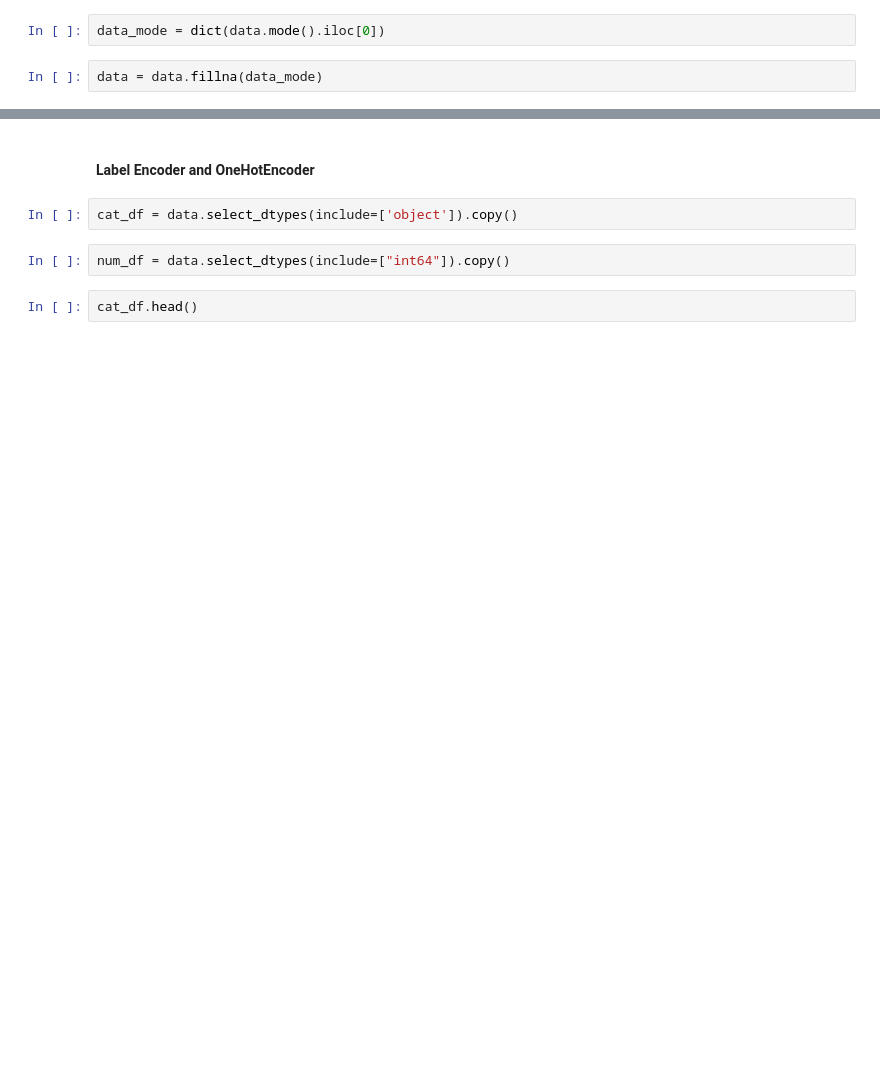
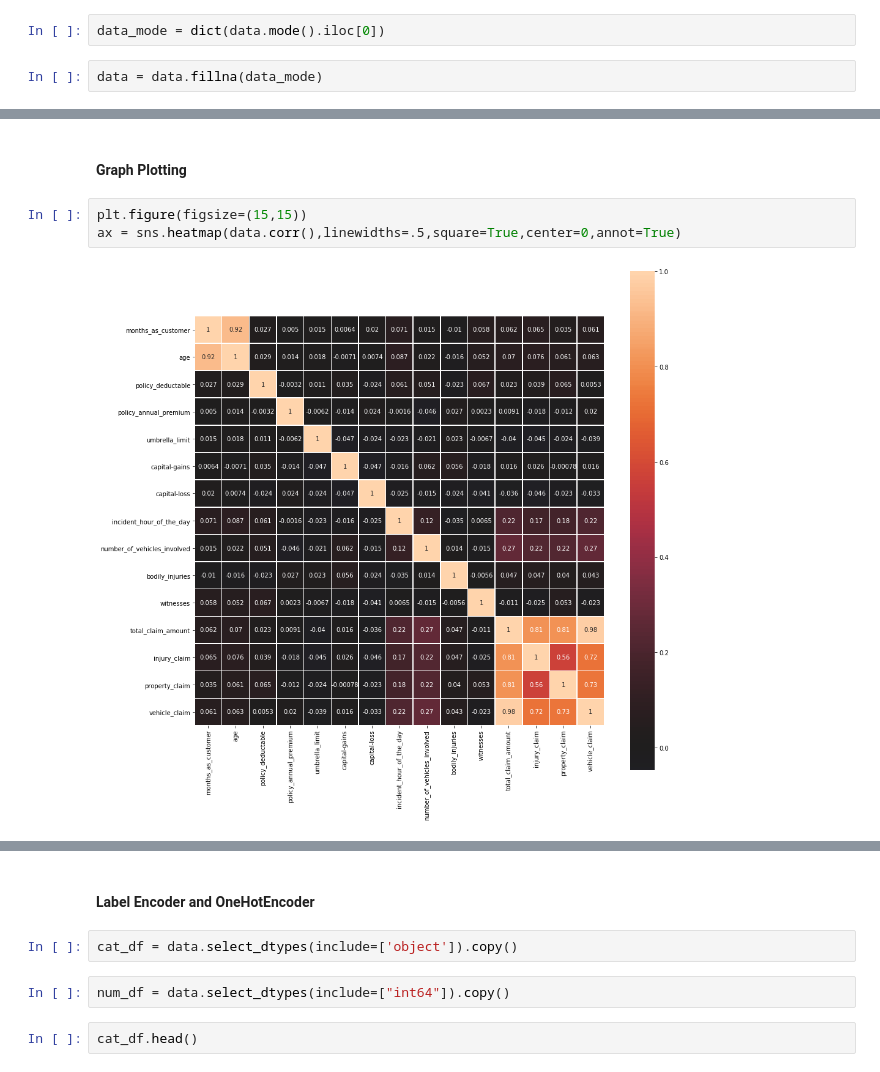
Before and after one commit to codeDroid1/Insurance-fraud-detection, a Jupyter notebook: Fraud_DetectionNotebook.ipynb, the cells around one changed output, grey strips where cells are left out. Saved outputs shown, nothing was run; the diff lists cells and outputs as text; blank space fills up the shorter version.

Commit message:
graph visualiza and Readme Updated

```diff
--- a/Fraud_DetectionNotebook.ipynb
+++ b/Fraud_DetectionNotebook.ipynb
@@ -100,0 +124,7 @@ data = data.fillna(data_mode)
+# %% [markdown]
+#### Graph Plotting
+# %%
+plt.figure(figsize=(15,15))
+ax = sns.heatmap(data.corr(),linewidths=.5,square=True,center=0,annot=True)
+# %% [output]
+[figure, added]
```
Also changed, not shown: parts of 31 cells of this notebook, 1 other file.
